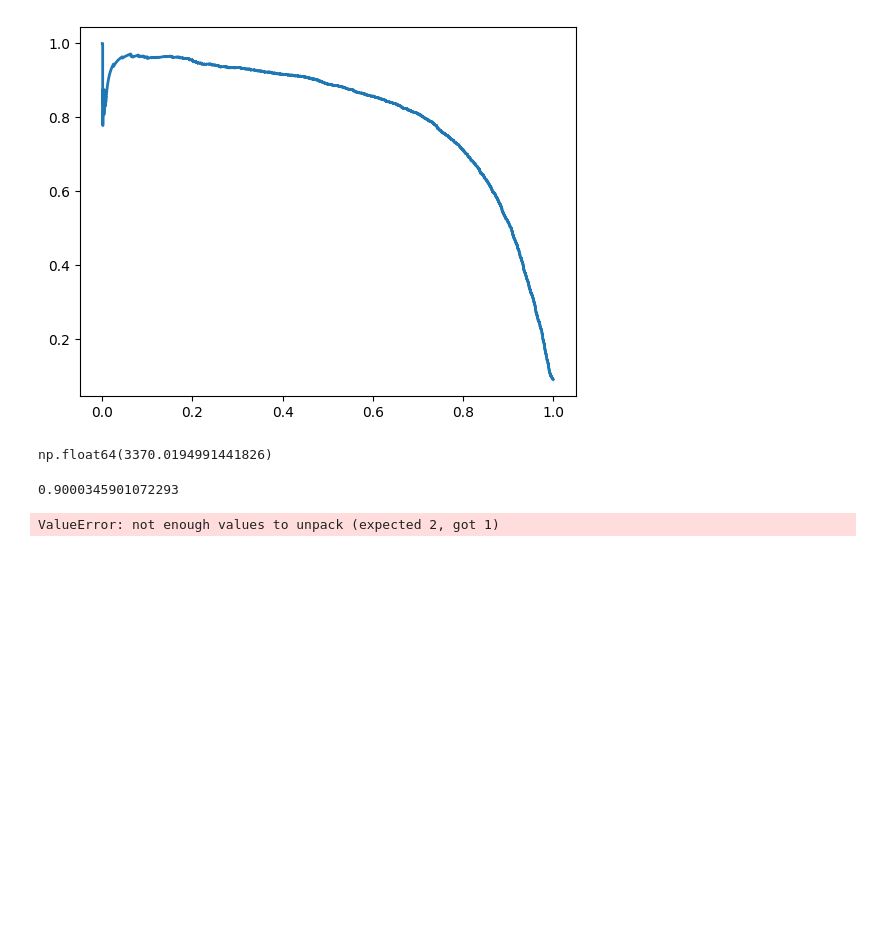
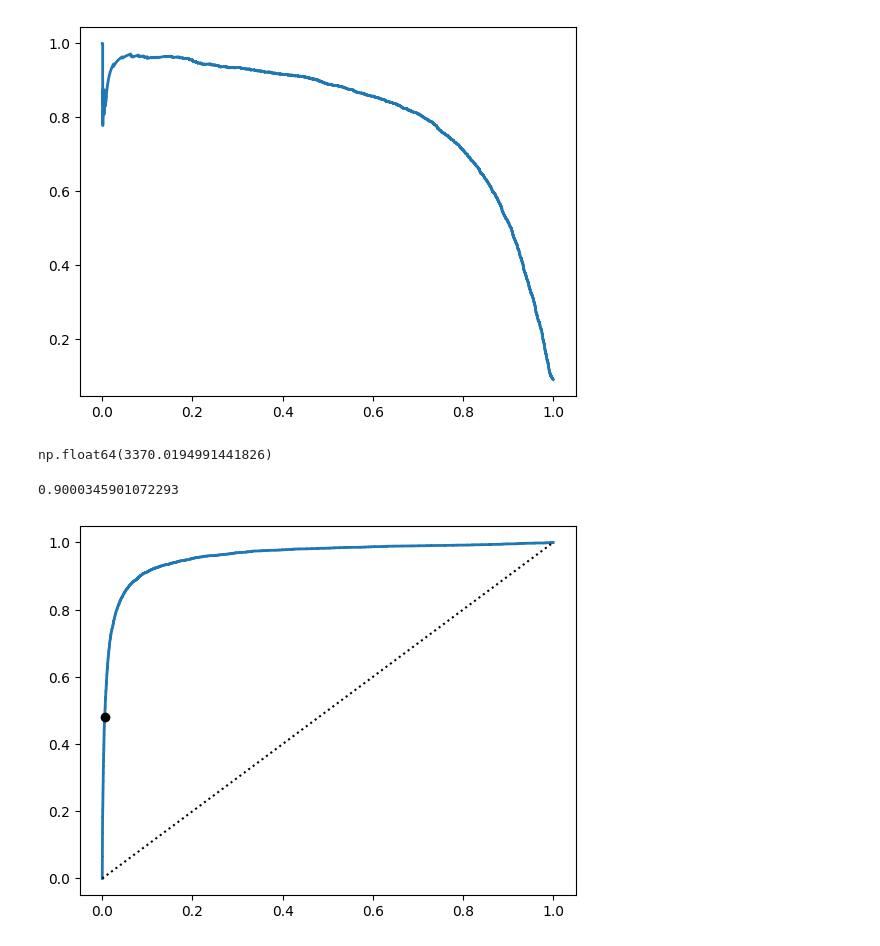
Before and after one commit to Satyam298/hands-on-ml, a Jupyter notebook: classification.ipynb, the cells around one changed output. Drawn from its saved outputs; the diff is of its cells as text; code cells hidden in the pictures; blank space fills up the shorter version.

Commit message:
ROC curve

```diff
--- a/classification.ipynb
+++ b/classification.ipynb
@@ -129,11 +129,10 @@ from sklearn.metrics import roc_curve
 fpr, tpr, threshold = roc_curve(y_train_5, y_scores)
 # %%
 idx_for_threshold_at_90 = (threshold <=threshold_for_90_precision).argmax()
-tpr_90, fpr_90 = tpr[idx_for_threshold_at_90],
-fpr[idx_for_threshold_at_90]
+tpr_90, fpr_90 = tpr[idx_for_threshold_at_90], fpr[idx_for_threshold_at_90]
 plt.plot(fpr, tpr, linewidth=2, label="ROC curve")
 plt.plot([0, 1], [0, 1], 'k:', label="Random classifier's ROC curve")
 plt.plot([fpr_90], [tpr_90], "ko", label="Threshold for 90% precision")
 plt.show()
 # %% [output]
-ValueError: not enough values to unpack (expected 2, got 1)
+[figure, added]
```
